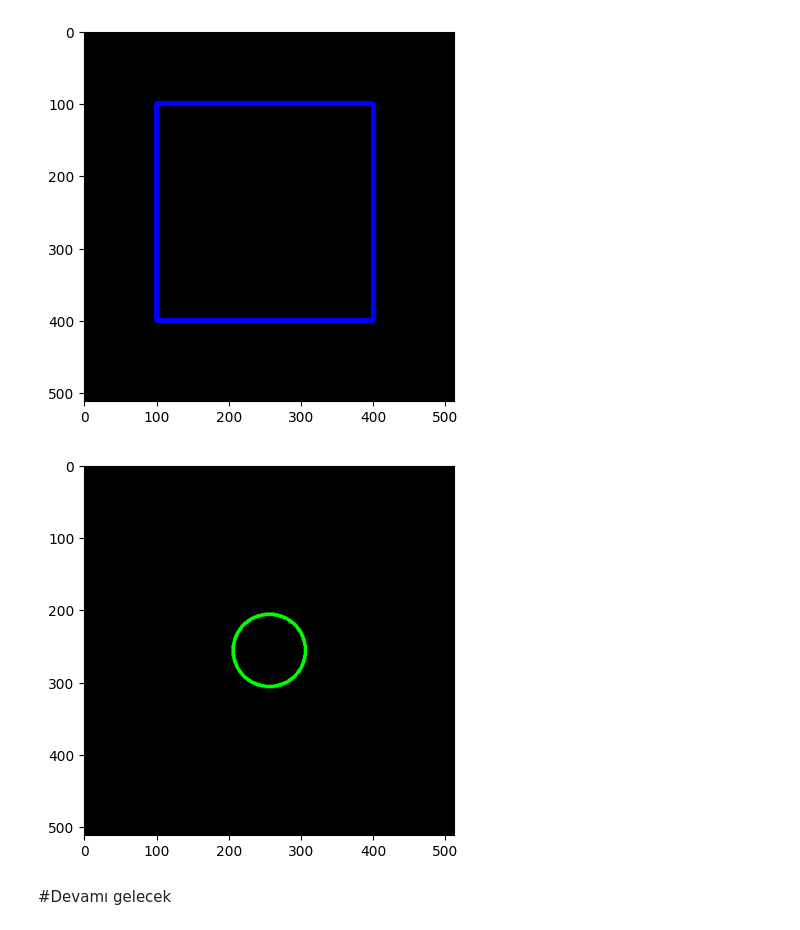
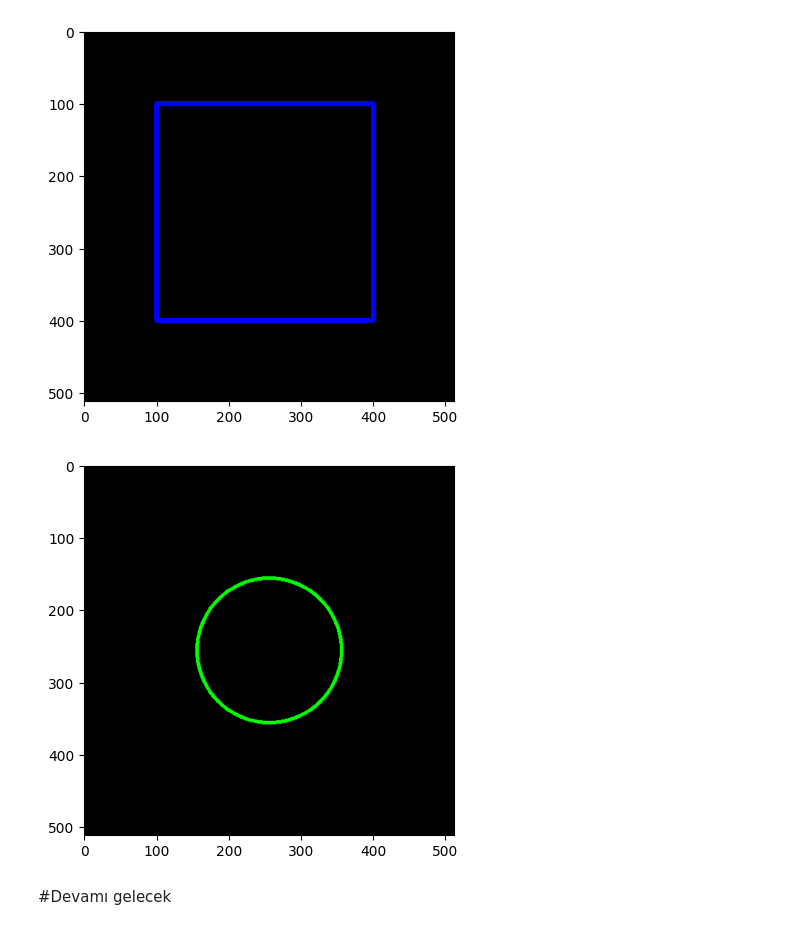
Before and after one commit to murabur/gta5_autopilot, a Jupyter notebook: Bolum_1_Temeller/Video_1.3_OpenCV/5_cizim_fonksiyonları.ipynb, the cells around one changed output. Drawn from its saved outputs; the diff is of its cells as text; code cells hidden in the pictures.

```diff
--- a/Bolum_1_Temeller/Video_1.3_OpenCV/5_cizim_fonksiyonları.ipynb
+++ b/Bolum_1_Temeller/Video_1.3_OpenCV/5_cizim_fonksiyonları.ipynb
@@ -48,16 +57,20 @@ plt.show()
 # %% [output]
 [figure]
 # %%
+import cv2
+import numpy as np
+import matplotlib.pyplot as plt
+
 img = np.zeros((512, 512, 3), np.uint8) #np.zeros ile 0'lardan oluşan 512 - 512 bir matris tanımlıyoruz.
 
 
 #görsel - merkez - yarıçap - BGR renk - Kalınlık
-cv2.circle(img=img, center=(256, 256), radius=50, color=(0, 255, 0), thickness=3)
+cv2.circle(img=img, center=(256, 256), radius=100, color=(0, 255, 0), thickness=3)
 
 
 plt.imshow(cv2.cvtColor(img, cv2.COLOR_BGR2RGB)) # Notebook'ta doğru renk için RGB'ye çeviriyoruz
 plt.show()
 # %% [output]
-[figure, old version]
+[figure, new version]
 # %% [markdown]
 #Devamı gelecek
```
Also changed, not shown: parts of 12 cells of this notebook.
